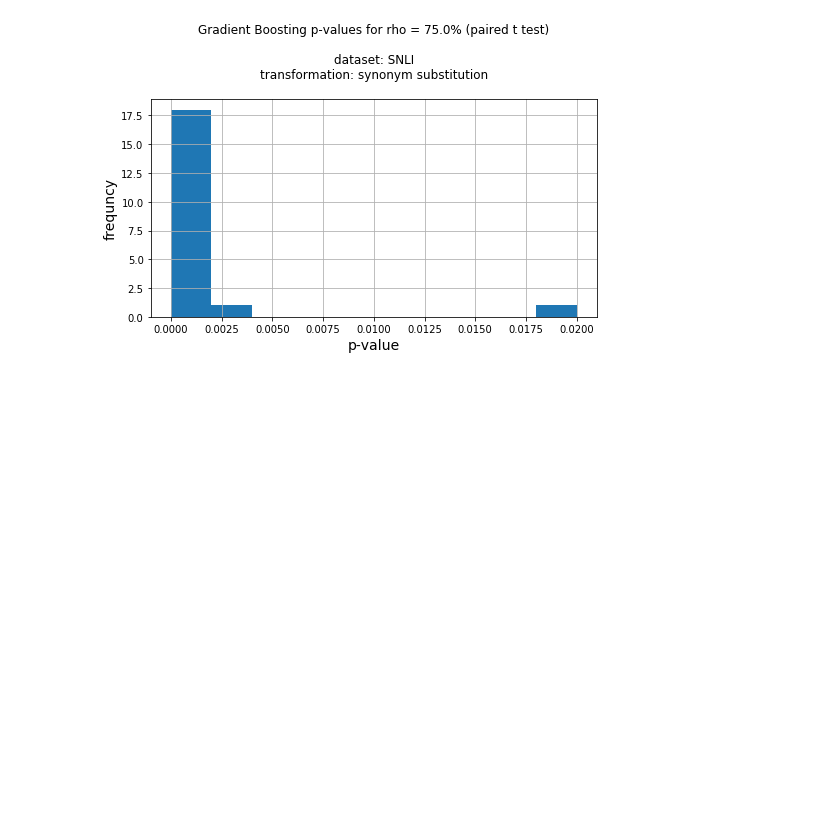
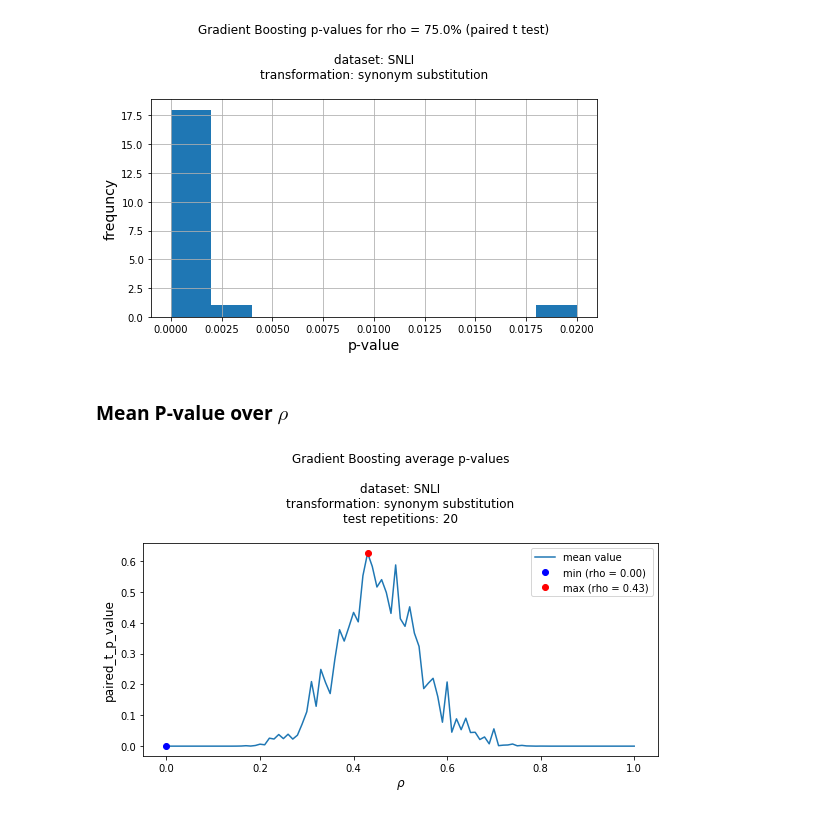
Before and after one commit to lukewanless/looking-for-equivalences, a Jupyter notebook: src/check_results_xgb_p_and_h.ipynb, the cells around one changed output. Saved outputs shown, nothing was run; the diff lists cells and outputs as text; code cells hidden in the pictures; blank space fills up the shorter version.

```diff
--- a/src/check_results_xgb_p_and_h.ipynb
+++ b/src/check_results_xgb_p_and_h.ipynb
@@ -132,3 +160,30 @@ for rho in [0.25, 0.50, 0.75]:
 [figure]
 [figure]
 [figure]
+# %% [markdown]
+### Mean P-value over $\rho$
+# %%
+x, y, error = get_rho_stats_from_result_list(all_paired_t_p_values)
+
+p_values = pd.Series(y, index=x)
+p_values.name = "mean value"
+p_values.index.name = "rho"
+
+id_min = p_values.argmin()
+id_max = p_values.argmax()
+rho_min, v_min = p_values.index[id_min], p_values.iloc[id_min],
+rho_max, v_max = p_values.index[id_max], p_values.iloc[id_max]
+
+
+fig, ax = plt.subplots(figsize=(8,5))
+p_values.plot();
+ax.set_xlabel(r"$\rho$", fontsize=12);
+ax.set_ylabel("paired_t_p_value", fontsize=12);
+ax.set_title("Gradient Boosting average p-values\n\ndataset: SNLI\ntransformation: synonym substitution\ntest repetitions: {}\n".format(test_repetitions));
+ax.plot(rho_min, v_min, "o", color="blue", label="min (rho = {:.2f})".format(rho_min))
+ax.plot(rho_max, v_max, "o", color="red", label="max (rho = {:.2f})".format(rho_max))
+fig.tight_layout()
+ax.legend(loc="best");
+fig.savefig('figs/gb_average_p_value_snli_syn_p_h.png', bbox_inches=None, pad_inches=0.5)
+# %% [output]
+[figure, added]
```
Also changed, not shown: parts of 2 cells of this notebook, 2 other files.
